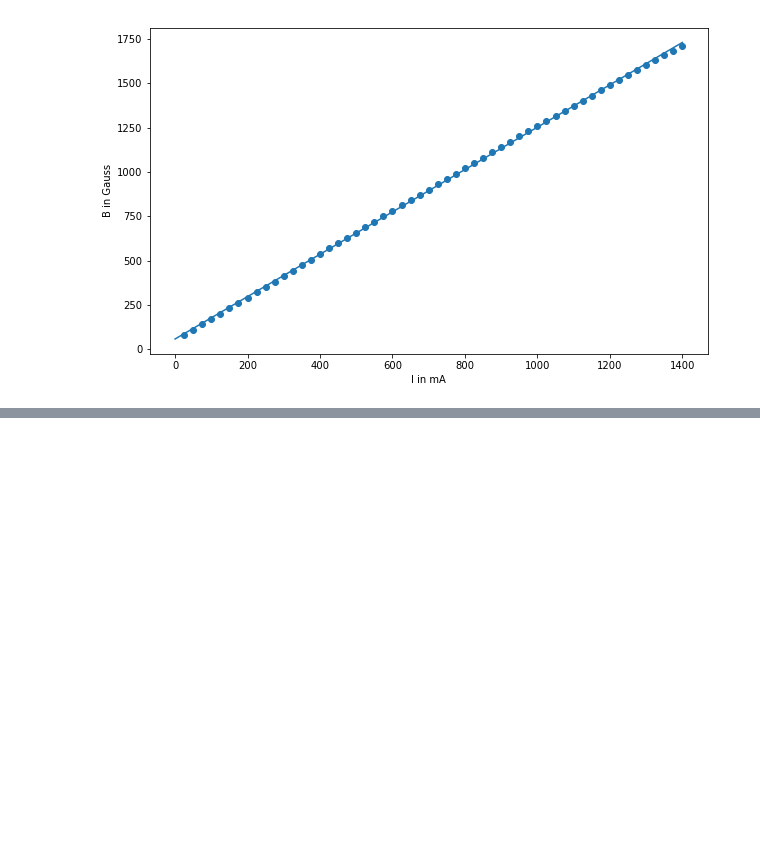
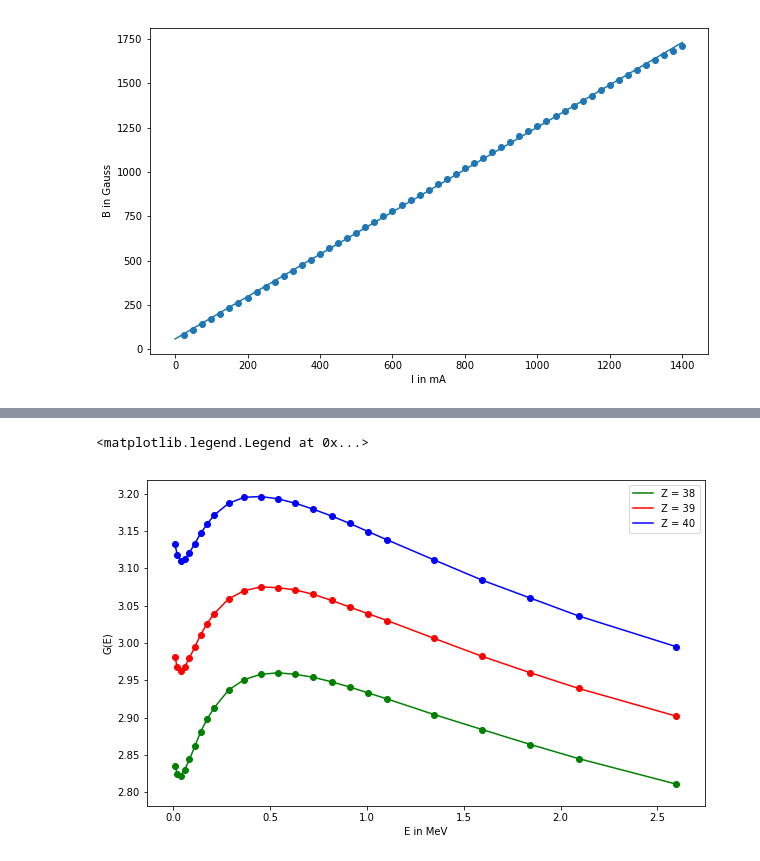
Before and after one commit to NlKLas/PyRePo, a Jupyter notebook: V10/V10.ipynb, the cells around one changed output, grey strips where cells are left out. Cells and saved outputs as stored; diff of their text form; code cells hidden in the pictures; blank space fills up the shorter version.

```diff
--- a/V10/V10.ipynb
+++ b/V10/V10.ipynb
@@ -176,0 +231,16 @@ ax.scatter(E,curie(countrate,p))
+# %%
+# G interpolation
+
+fig,ax = plt.subplots(figsize=(10,6))
+ax.scatter(G_E,G_38,c="g")
+ax.plot(G_E,G_38,label="Z = 38",c="g")
+ax.scatter(G_E,G_39,c="r")
+ax.plot(G_E,G_39,label="Z = 39",c="r")
+ax.scatter(G_E,G_40,c="b")
+ax.plot(G_E,G_40,label="Z = 40",c="b")
+ax.set_xlabel("E in MeV")
+ax.set_ylabel("G(E)")
+ax.legend()
+# %% [output]
+<matplotlib.legend.Legend at 0x...>
+[figure, added]
```
Also changed, not shown: parts of 10 cells of this notebook.
